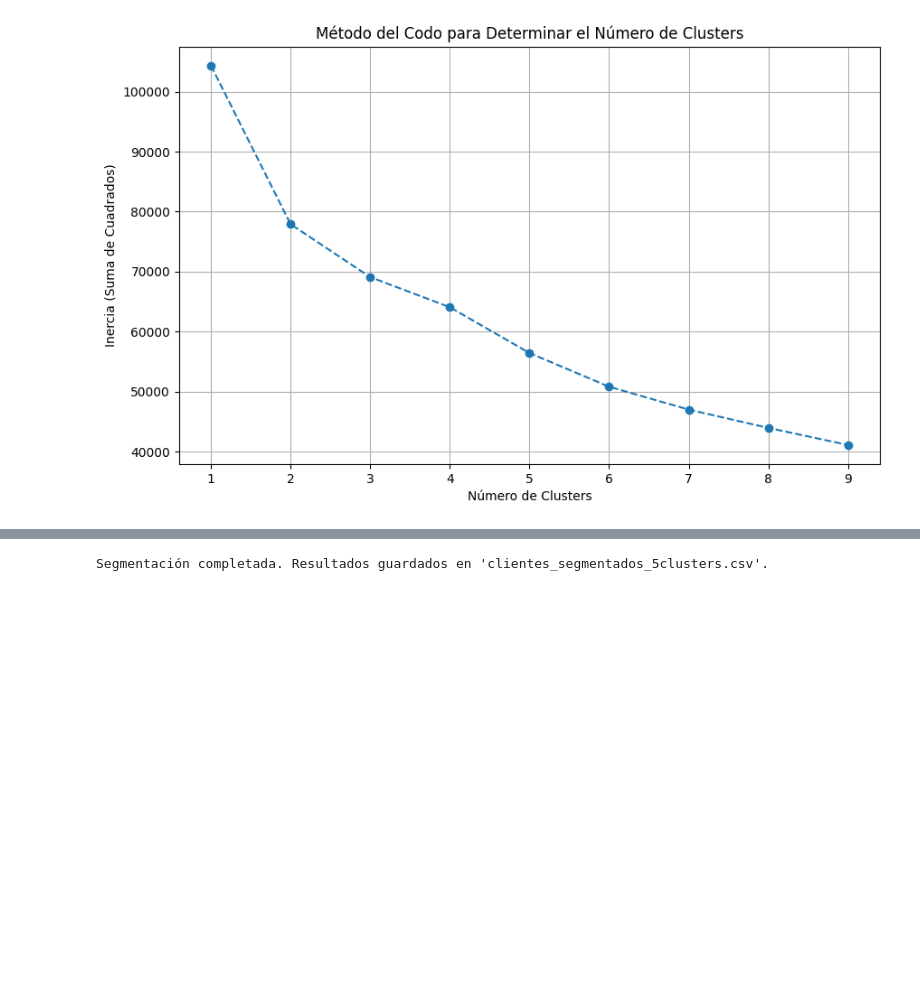
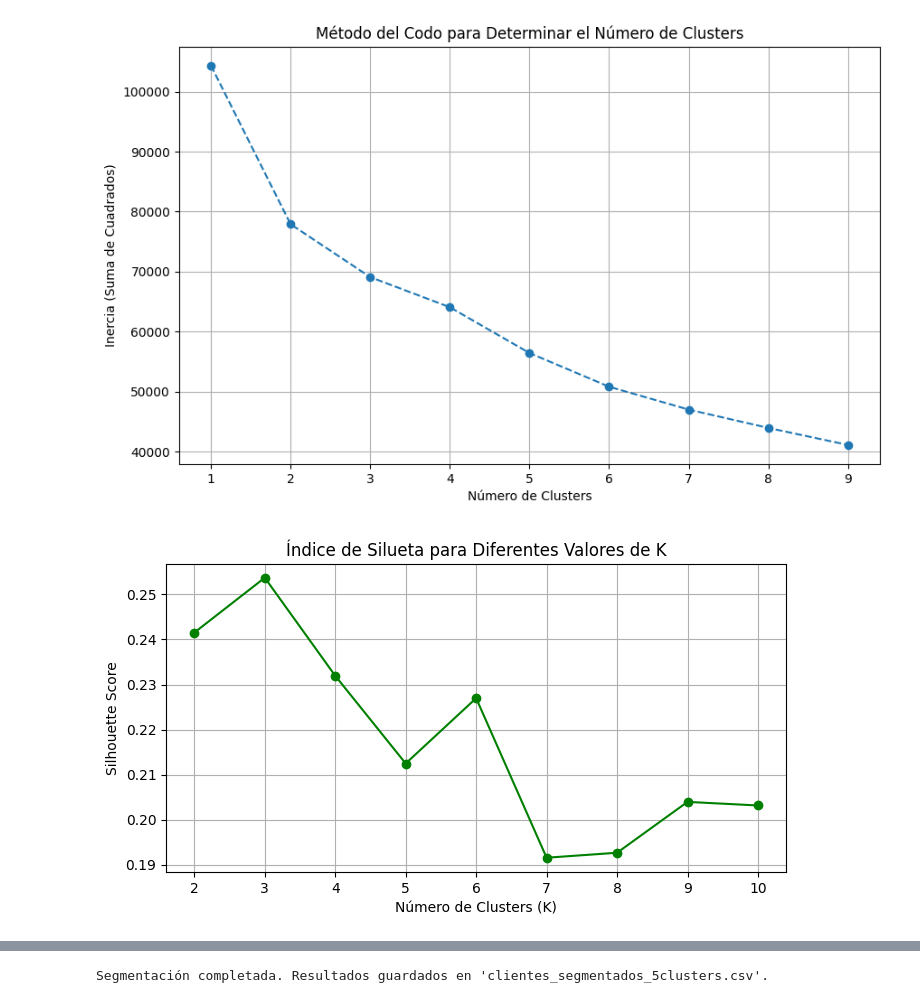
Before and after one commit to MiguelGG03/AprendizajeAutomatico_Caso5, a Jupyter notebook: intento4.ipynb, the cells around one changed output, grey strips where cells are left out. Drawn from its saved outputs; the diff is of its cells as text; code cells hidden in the pictures; blank space fills up the shorter version.

```diff
--- a/intento4.ipynb
+++ b/intento4.ipynb
@@ -80,3 +83,24 @@ plt.grid(True)
 plt.show()
 # %% [output]
 [figure]
+# %%
+# Calcular el índice de silueta para diferentes valores de K
+silhouette_scores = []
+rango_clusters = range(2, 11)  # El índice de silueta no se calcula para k=1
+
+for k in rango_clusters:
+    kmeans = KMeans(n_clusters=k, random_state=42, n_init=10)
+    clusters = kmeans.fit_predict(X_pca)  # Usar los datos reducidos con PCA
+    score = silhouette_score(X_pca, clusters)  # Calcular el índice de silueta
+    silhouette_scores.append(score)
+
+# Visualizar el índice de silueta
+plt.figure(figsize=(8, 4))
+plt.plot(rango_clusters, silhouette_scores, marker='o', color='green')
+plt.title("Índice de Silueta para Diferentes Valores de K")
+plt.xlabel("Número de Clusters (K)")
+plt.ylabel("Silhouette Score")
+plt.grid(True)
+plt.show()
+# %% [output]
+[figure, added]
```
Also changed, not shown: parts of 2 cells of this notebook.
